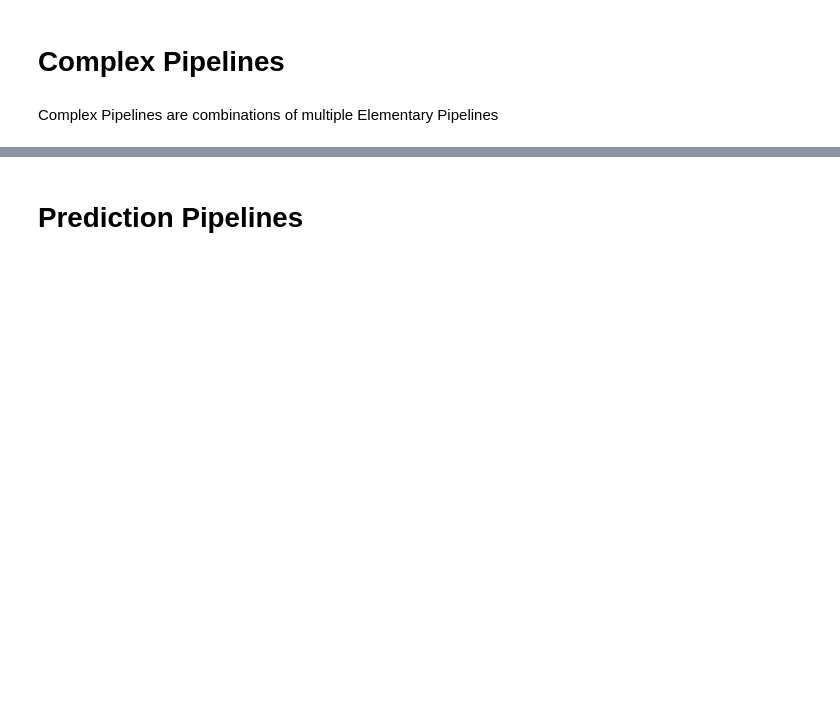
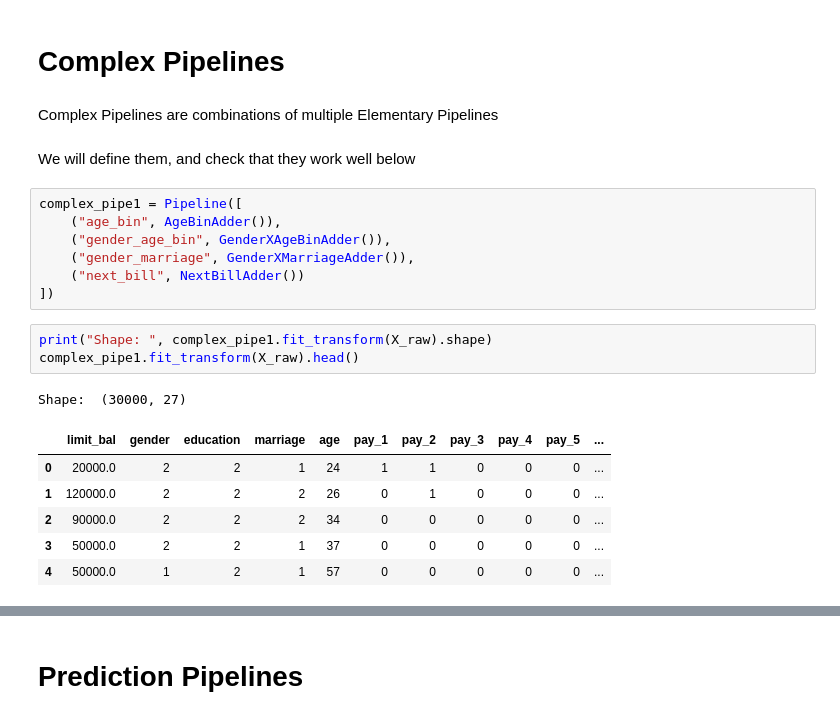
Before and after one commit to thomasXwang/UCI-Credit-card-defaults, a Jupyter notebook: 05-UCI with pipelines_clean.ipynb, the cells around one changed output, grey strips where cells are left out. Drawn from its saved outputs; the diff is of its cells as text; blank space fills up the shorter version.

```diff
--- a/05-UCI with pipelines_clean.ipynb
+++ b/05-UCI with pipelines_clean.ipynb
@@ -154,3 +177,23 @@ Elementary Pipelines are Pipelines that only do a little processing, such as add
 # Complex Pipelines
 # %% [markdown]
 Complex Pipelines are combinations of multiple Elementary Pipelines
+# %% [markdown]
+We will define them, and check that they work well below
+# %%
+complex_pipe1 = Pipeline([
+    ("age_bin", AgeBinAdder()),
+    ("gender_age_bin", GenderXAgeBinAdder()),
+    ("gender_marriage", GenderXMarriageAdder()),
+    ("next_bill", NextBillAdder())
+])
+# %%
+print("Shape: ", complex_pipe1.fit_transform(X_raw).shape)
+complex_pipe1.fit_transform(X_raw).head()
+# %% [output]
+Shape:  (30000, 27)
+|  | limit_bal | gender | education | marriage | age | pay_1 | pay_2 | pay_3 | pay_4 | pay_5 | ... |
+| 0 | 20000.0 | 2 | 2 | 1 | 24 | 1 | 1 | 0 | 0 | 0 | ... |
+| 1 | 120000.0 | 2 | 2 | 2 | 26 | 0 | 1 | 0 | 0 | 0 | ... |
+| 2 | 90000.0 | 2 | 2 | 2 | 34 | 0 | 0 | 0 | 0 | 0 | ... |
+| 3 | 50000.0 | 2 | 2 | 1 | 37 | 0 | 0 | 0 | 0 | 0 | ... |
+| 4 | 50000.0 | 1 | 2 | 1 | 57 | 0 | 0 | 0 | 0 | 0 | ... |
```
Also changed, not shown: parts of 11 cells of this notebook.
